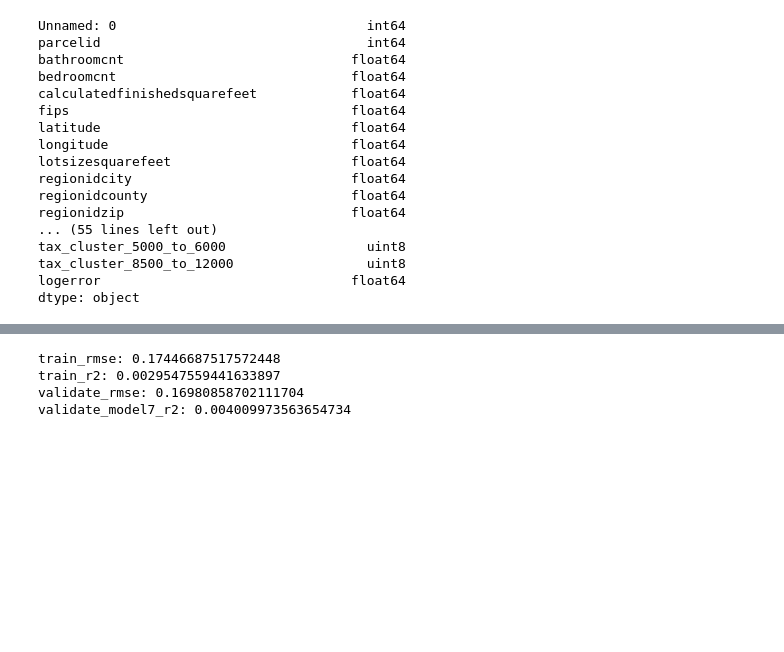
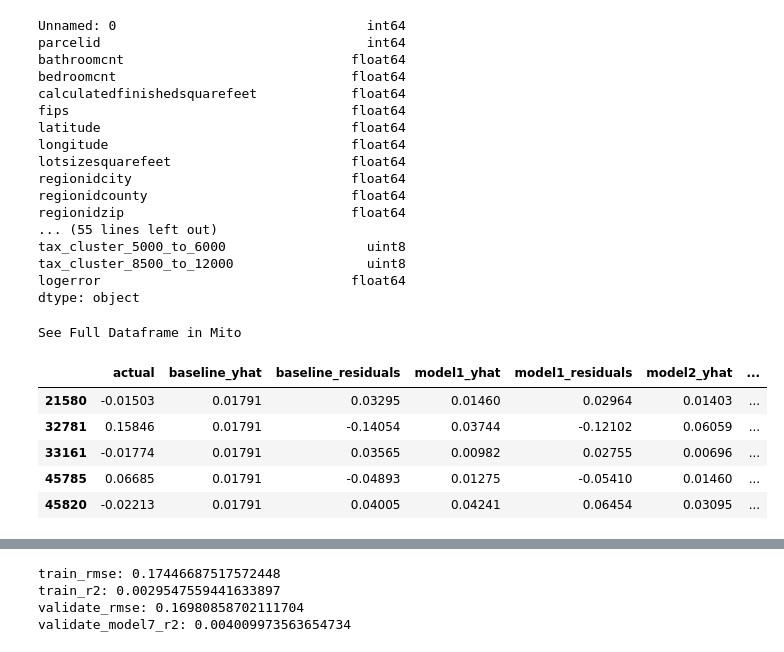
Before and after one commit to Zillow-Project-JG-DN/clustering-project-jgdn, a Jupyter notebook: jg_model2.ipynb, the cells around one changed output, grey strips where cells are left out. Cells and saved outputs as stored; diff of their text form; code cells hidden in the pictures; blank space fills up the shorter version.

```diff
--- a/jg_model2.ipynb
+++ b/jg_model2.ipynb
@@ -362,3 +380,13 @@ tax_cluster_5000_to_6000                  uint8
 tax_cluster_8500_to_12000                 uint8
 logerror                                float64
 dtype: object
+# %%
+train_predictions.head()
+# %% [output]
+See Full Dataframe in Mito
+|  | actual | baseline_yhat | baseline_residuals | model1_yhat | model1_residuals | model2_yhat | ... |
+| 21580 | -0.01503 | 0.01791 | 0.03295 | 0.01460 | 0.02964 | 0.01403 | ... |
+| 32781 | 0.15846 | 0.01791 | -0.14054 | 0.03744 | -0.12102 | 0.06059 | ... |
+| 33161 | -0.01774 | 0.01791 | 0.03565 | 0.00982 | 0.02755 | 0.00696 | ... |
+| 45785 | 0.06685 | 0.01791 | -0.04893 | 0.01275 | -0.05410 | 0.01460 | ... |
+| 45820 | -0.02213 | 0.01791 | 0.04005 | 0.04241 | 0.06454 | 0.03095 | ... |
```
Also changed, not shown: parts of 3 cells of this notebook, 3 other files.
